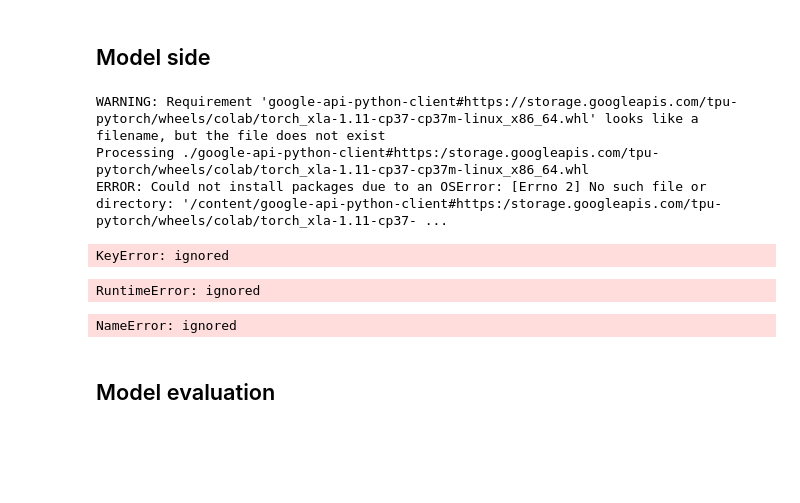
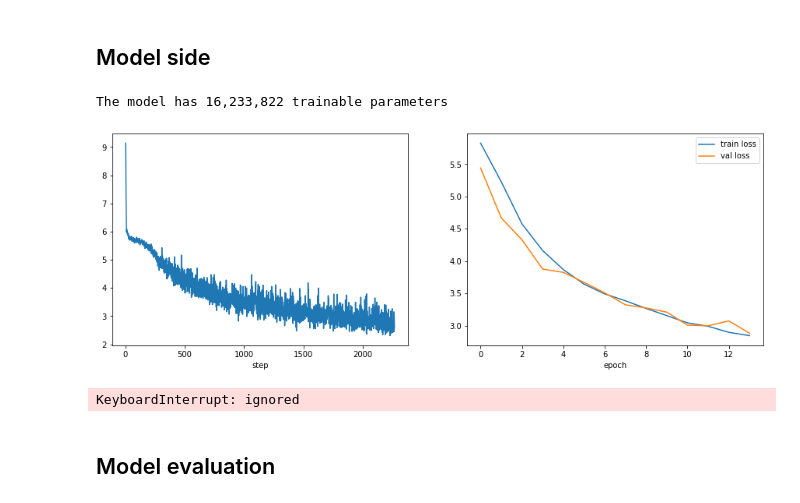
Before and after one commit to girafe-ai/ml-course, a Jupyter notebook: homeworks_advanced/Lab1_NLP/Lab1_NLP_part2_NMT.ipynb, the cells around one changed output. Saved outputs shown, nothing was run; the diff lists cells and outputs as text; code cells hidden in the pictures; blank space fills up the shorter version.

```diff
--- a/homeworks_advanced/Lab1_NLP/Lab1_NLP_part2_NMT.ipynb
+++ b/homeworks_advanced/Lab1_NLP/Lab1_NLP_part2_NMT.ipynb
@@ -231,24 +231,11 @@ class Seq2Seq(nn.Module):
             input = trg[i, :] if teacher_force else top_pred
 
         return torch.stack(preds)
-# %%
-!pip install cloud-tpu-client google-api-python-client #https://storage.googleapis.com/tpu-pytorch/wheels/colab/torch_xla-1.11-cp37-cp37m-linux_x86_64.whl
-import torch_xla
-import torch_xla.core.xla_model as xm
-import os
-assert os.environ['COLAB_TPU_ADDR'], 'Make sure to select TPU from Edit > Notebook settings > Hardware accelerator'
-# %% [output]
-WARNING: Requirement 'google-api-python-client#https://storage.googleapis.com/tpu-pytorch/wheels/colab/torch_xla-1.11-cp37-cp37m-linux_x86_64.whl' looks like a filename, but the file does not exist
-Processing ./google-api-python-client#https:/storage.googleapis.com/tpu-pytorch/wheels/colab/torch_xla-1.11-cp37-cp37m-linux_x86_64.whl
-ERROR: Could not install packages due to an OSError: [Errno 2] No such file or directory: '/content/google-api-python-client#https:/storage.googleapis.com/tpu-pytorch/wheels/colab/torch_xla-1.11-cp37- ...
-KeyError: ignored
 # %%
-dev = xm.xla_device()
+device = torch.device('cuda' if torch.cuda.is_available() else "cpu")
 enc = Encoder(len(src_vocab), emb_dim=256, hid_dim=512, n_layers=2, dropout=0.5)
 dec = Decoder(len(trg_vocab), emb_dim=256, hid_dim=512, n_layers=2, dropout=0.5)
 model = Seq2Seq(enc, dec).to(device)
-# %% [output]
-RuntimeError: ignored
 # %%
 def init_weights(m):
     for name, param in m.named_parameters():
@@ -256,14 +243,14 @@ def init_weights(m):
 
 
 model.apply(init_weights);
-# %% [output]
-NameError: ignored
 # %%
 def count_parameters(model):
     return sum(p.numel() for p in model.parameters() if p.requires_grad)
 
 
 print(f"The model has {count_parameters(model):,} trainable parameters")
+# %% [output]
+The model has 16,233,822 trainable parameters
 # %%
 optimizer = torch.optim.Adam(model.parameters())
 criterion = nn.CrossEntropyLoss(ignore_index=trg_vocab[pad_token])
@@ -276,8 +263,8 @@ from torch.nn.utils import clip_grad_norm_
 
 # Please don't use tensorboard here.
 # It doesn't save the training plots in the notebook.
-n_epochs = 50
-clip = 1
+n_epochs = 20
+clip = 2
 for epoch in range(n_epochs):
     model.train()
     train_loss = 0
@@ -290,7 +277,7 @@ for epoch in range(n_epochs):
 
         loss = criterion(output, trg)
         optimizer.zero_grad()
-        loss.backward()
+        loss.backward(retain_graph=False)
         clip_grad_norm_(model.parameters(), clip)
         optimizer.step()
 
@@ -306,33 +293,36 @@ for epoch in range(n_epochs):
             plt.plot(loss_history)
             plt.xlabel("step")
 
             plt.subplot(122)
             plt.plot(train_loss_history, label="train loss")
             plt.plot(val_loss_history, label="val loss")
             plt.xlabel("epoch")
             plt.legend()
 
             plt.show()
 
     train_loss /= len(train_dataloader)
     train_loss_history.append(train_loss)
 
     model.eval()
     val_loss = 0
     with torch.no_grad():
         for src, trg in val_dataloader:
             src, trg = src.to(device), trg.to(device)
             output = model(src, trg)
 
             output = output.view(-1, output.shape[-1])
             trg = trg[1:].view(-1)
 
             loss = criterion(output, trg)
 
             val_loss += loss.item()
 
     val_loss /= len(val_dataloader)
     val_loss_history.append(val_loss)
+# %% [output]
+[figure, added]
+KeyboardInterrupt: ignored
 # %% [markdown]
 ## Model evaluation
 # %%
```
Also changed, not shown: parts of 3 cells of this notebook.
